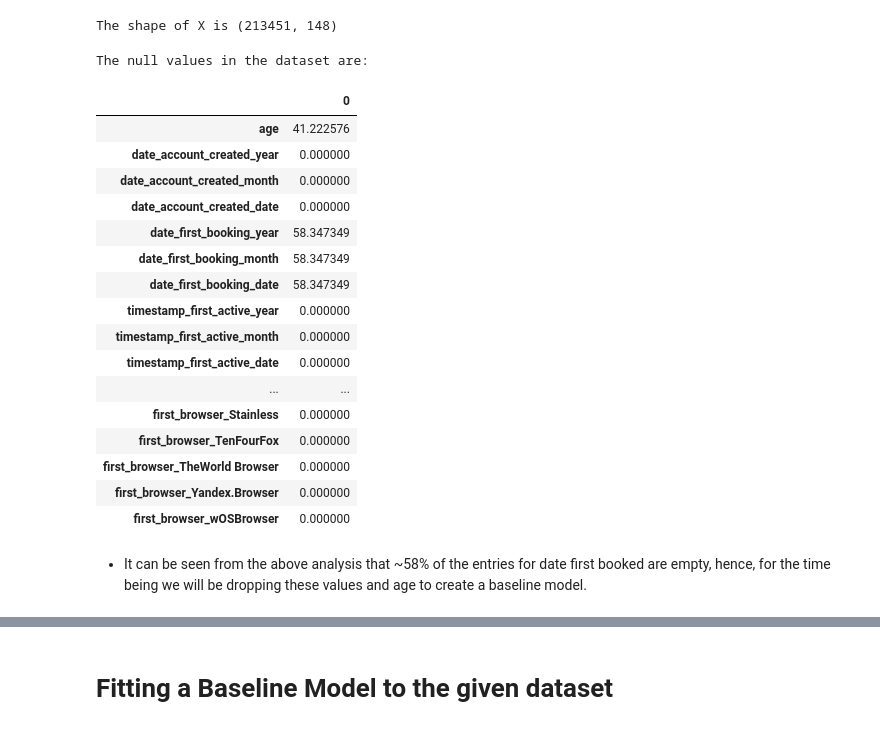
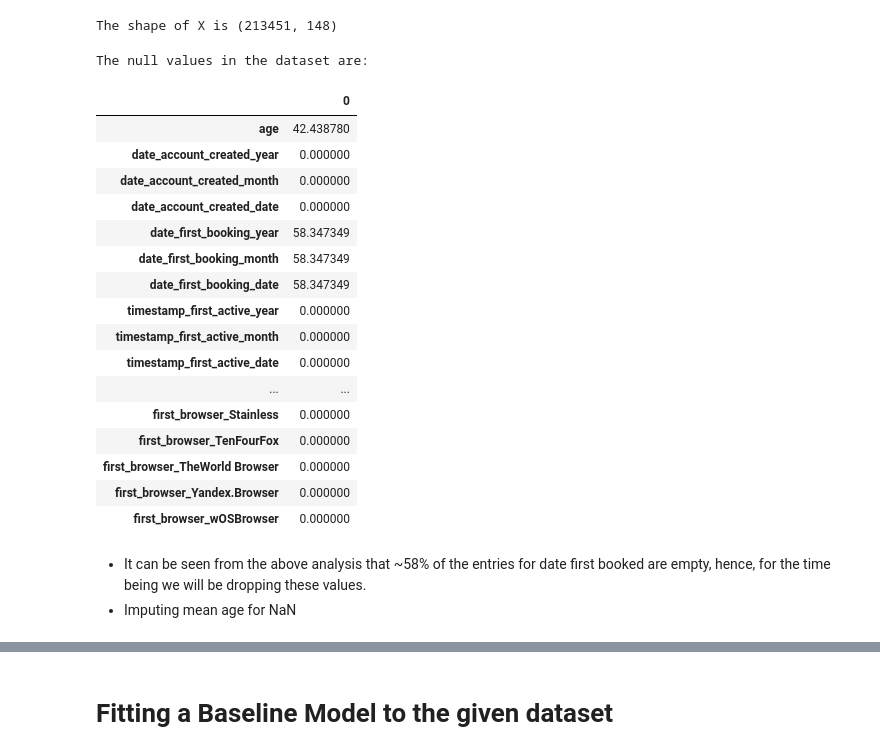
Before and after one commit to thisisdevanshi/DataMining-FinalProject, a Jupyter notebook: Model.ipynb, the cells around one changed output, grey strips where cells are left out. Saved outputs shown, nothing was run; the diff lists cells and outputs as text; code cells hidden in the pictures.

```diff
--- a/EDA.ipynb
+++ b/Model.ipynb
@@ -139,3 +153,6 @@ sns.distplot(train_users['age'],color="cyan",bins=np.arange(18,100+5,5),kde=Fals
+# %%
+X.loc[X.age > 95, 'age'] = np.nan
+X.loc[X.age < 18, 'age'] = np.nan
 # %% [markdown]
 **language distribution**
 # %%
@@ -266,15 +282,14 @@ print("The shape of X is {}".format(X.shape))
 The shape of X is (213451, 148)
 # %%
 #Finding Null Entries
-pd.set_option('display.max_rows', None)
 print("The null values in the dataset are:")
 df=pd.DataFrame(np.sum(X.isnull(),axis=0))
 df[[0]]=(df[[0]]/X.shape[0])*100
 df
 # %% [output]
 The null values in the dataset are:
 |  | 0 |
-| age | 41.222576 |
+| age | 42.438780 |
 | date_account_created_year | 0.000000 |
 | date_account_created_month | 0.000000 |
 | date_account_created_date | 0.000000 |
@@ -291,4 +306,5 @@ The null values in the dataset are:
 | first_browser_Yandex.Browser | 0.000000 |
 | first_browser_wOSBrowser | 0.000000 |
 # %% [markdown]
-- It can be seen from the above analysis that ~58% of the entries for date first booked are empty, hence, for the time being we will be dropping these values and age to create a baseline model.
+- It can be seen from the above analysis that ~58% of the entries for date first booked are empty, hence, for the time being we will be dropping these values.
+- Imputing mean age for NaN
```
Also changed, not shown: parts of 17 cells of this notebook.
